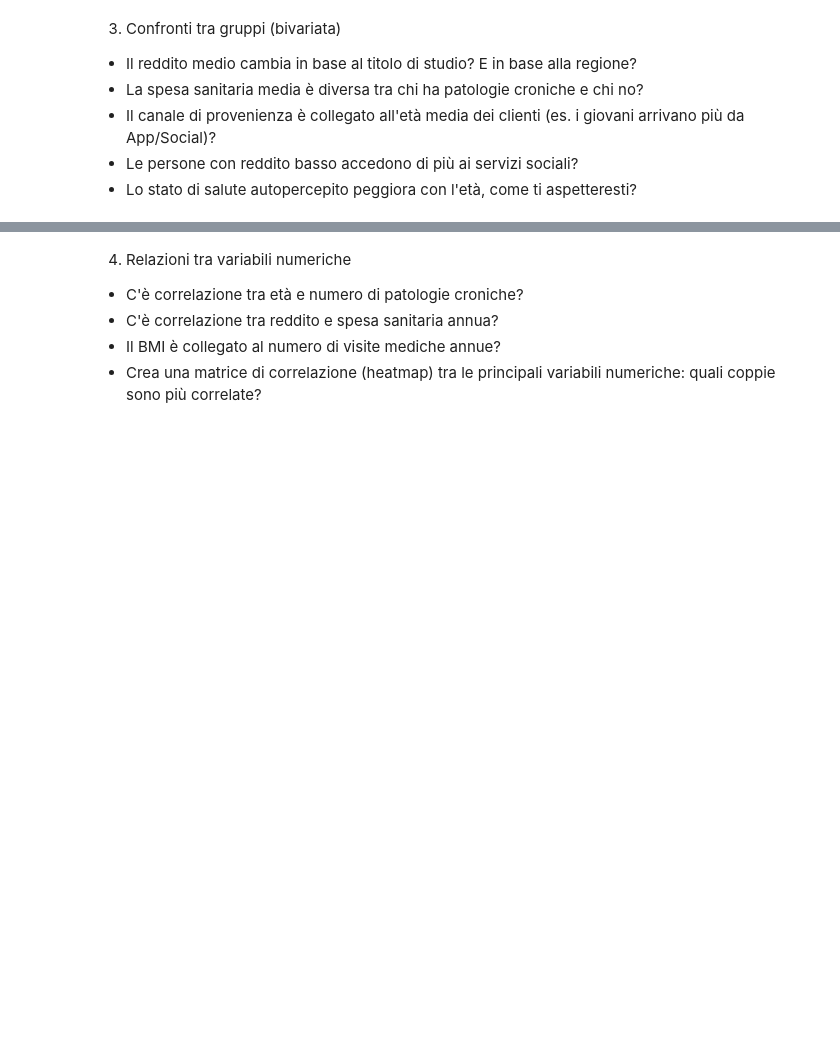
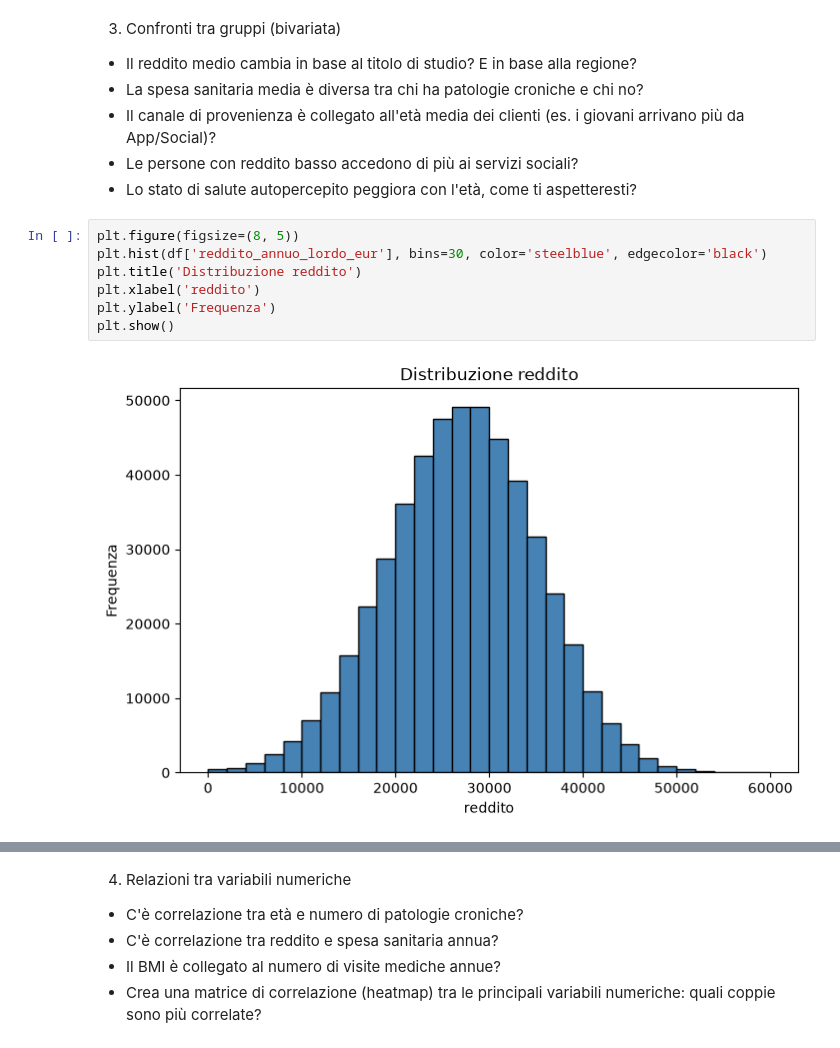
Before and after one commit to fuma92-da/DATASET-SOCIO-SANITARIO, a Jupyter notebook: DS_SOCSAN.ipynb, the cells around one changed output, grey strips where cells are left out. Drawn from its saved outputs; the diff is of its cells as text; blank space fills up the shorter version.

```diff
--- a/DS_SOCSAN.ipynb
+++ b/DS_SOCSAN.ipynb
@@ -218,3 +309,12 @@ plt.show()
 - Il canale di provenienza è collegato all'età media dei clienti (es. i giovani arrivano più da App/Social)?
 - Le persone con reddito basso accedono di più ai servizi sociali?
 - Lo stato di salute autopercepito peggiora con l'età, come ti aspetteresti?
+# %%
+plt.figure(figsize=(8, 5))
+plt.hist(df['reddito_annuo_lordo_eur'], bins=30, color='steelblue', edgecolor='black')
+plt.title('Distribuzione reddito')
+plt.xlabel('reddito')
+plt.ylabel('Frequenza')
+plt.show()
+# %% [output]
+[figure, added]
```
Also changed, not shown: parts of 13 cells of this notebook.
